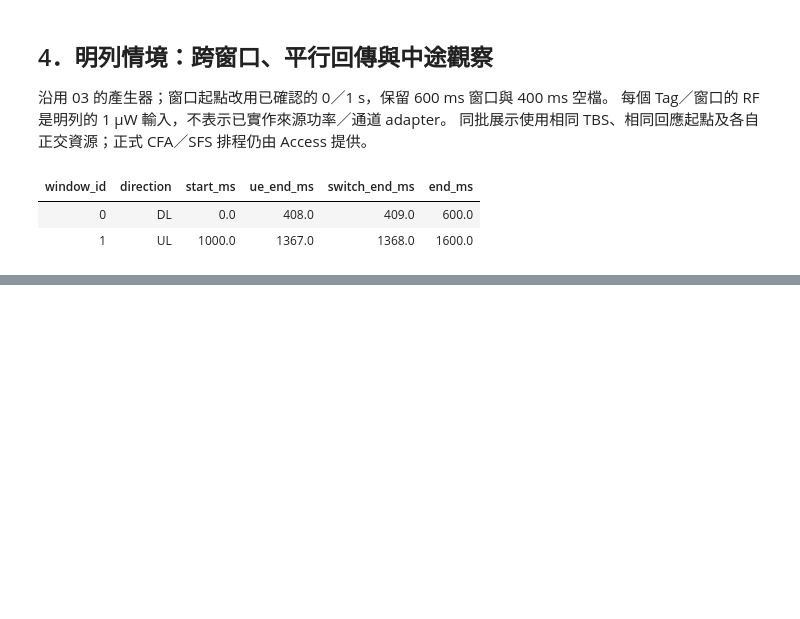
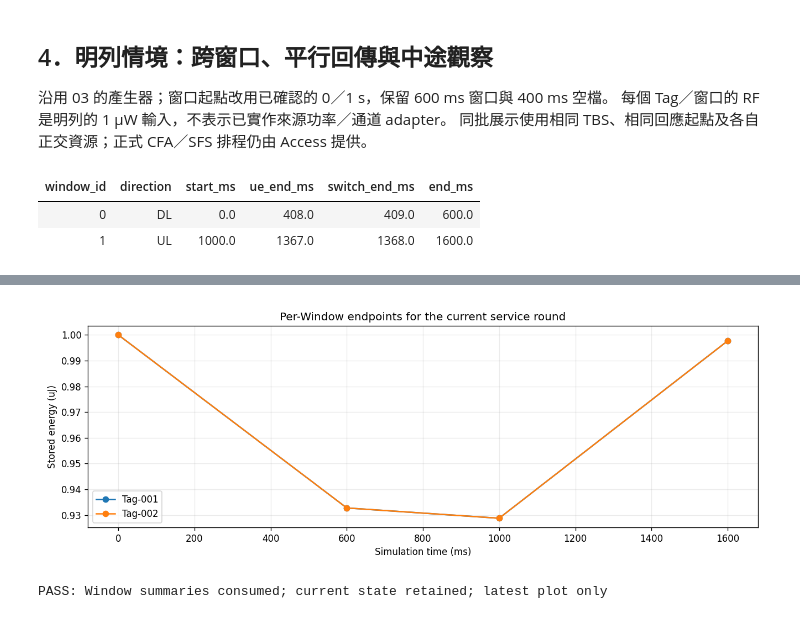
Before and after one commit to tonywang07009/PY_NetworkSimulator, a Jupyter notebook: notebooks/05_event_engine.ipynb, the cells around one changed output, grey strips where cells are left out. Drawn from its saved outputs; the diff is of its cells as text; code cells hidden in the pictures; blank space fills up the shorter version.

```diff
--- a/notebooks/05_event_engine.ipynb
+++ b/notebooks/05_event_engine.ipynb
@@ -362,21 +690,0 @@ Second Window starts with retained energy (uJ): 0.9287299999999999
-# %%
-
-figure, axis = plt.subplots(figsize=(11,4))
-for tag_id in initial_snapshots:
-    history = [row for row in engine.energy_history if row['tag_id']==tag_id]
-    axis.plot([row['time_ns']/1e6 for row in history],
-              [row['energy_j']*1e6 for row in history],label=tag_id,
-              linestyle='-' if tag_id=='Tag-001' else '--')
-for window in windows:
-    node = window.nodes[0]
-    axis.axvspan(node.start_ns/1e6,node.ue_end_ns/1e6,color='green',alpha=0.08)
-axis.set(xlabel='Simulation time (ms)',ylabel='Stored energy (uJ)',
-         title='Two parallel Tags: equal energy cost, different receive outcomes')
-axis.legend()
-axis.grid(alpha=0.25)
-figure.tight_layout()
-plot_buffer = BytesIO()
-figure.savefig(plot_buffer,format='png',dpi=120)
-display(Image(data=plot_buffer.getvalue()))
-plt.close(figure)
-print('PASS: integer-ns batches, causal current state, parallel completion, persistent energy')
@@ -393,0 +731,19 @@ Notebook 04 仍為電量定義來源；此原型尚待人工接受，沒有抽
+# %%
+round_display = display('', display_id=True)
+
+
+def consume_round(result):
+    render_round(result, round_display)
+
+
+final_snapshots = dict(engine.state.snapshots)
+engine.finish_round(consume_round)
+assert engine.records.window_summaries == []
+assert engine.records.completion_batches == []
+assert engine.records.trace == []
+assert engine.state.snapshots == final_snapshots
+assert all(snapshot.now_ns == 1_600_000_000 for snapshot in final_snapshots.values())
+print('PASS: Window summaries consumed; current state retained; latest plot only')
+# %% [output]
+[figure, added]
+PASS: Window summaries consumed; current state retained; latest plot only
```
Also changed, not shown: parts of 32 cells of this notebook, 24 other files.
